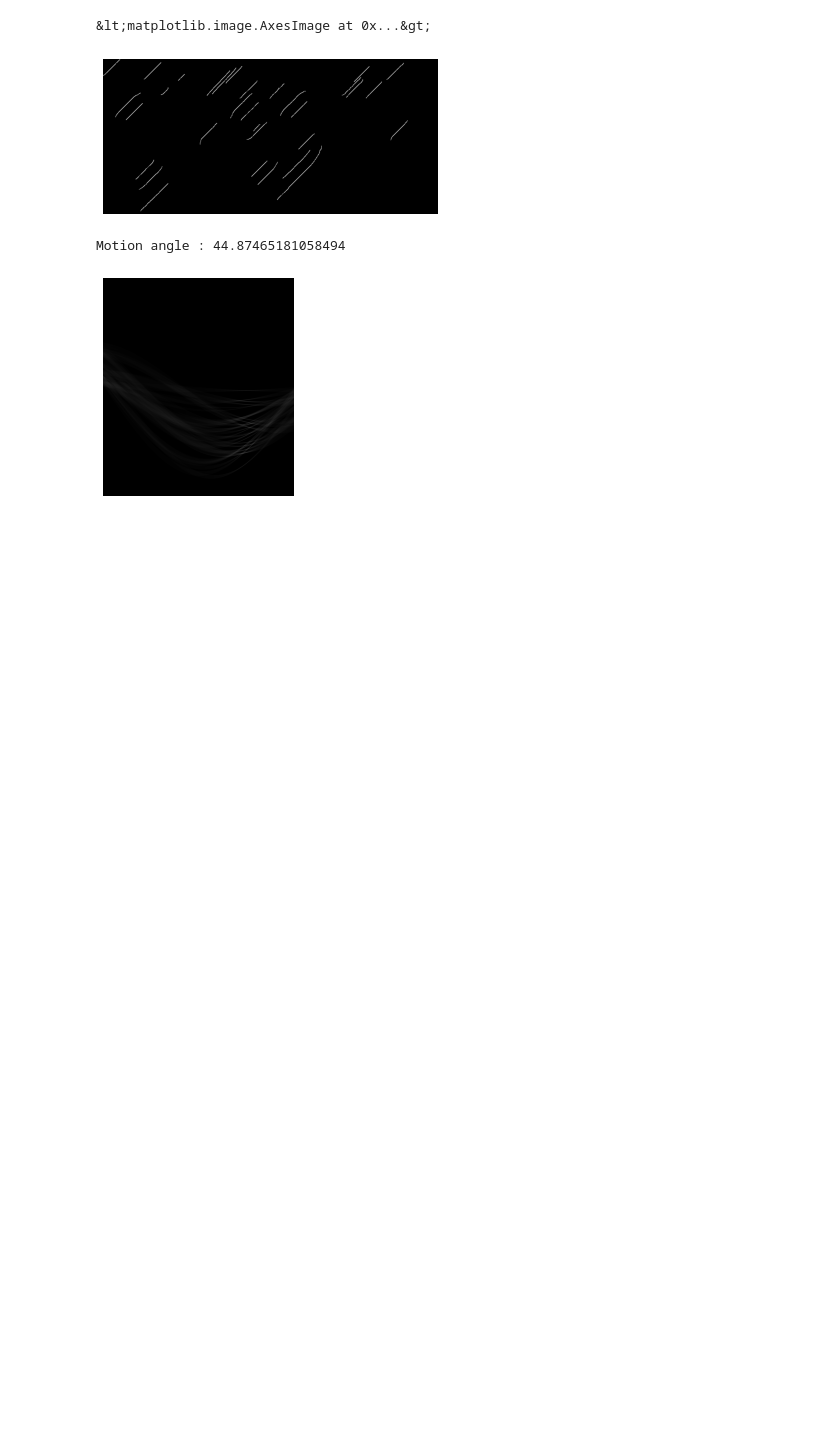
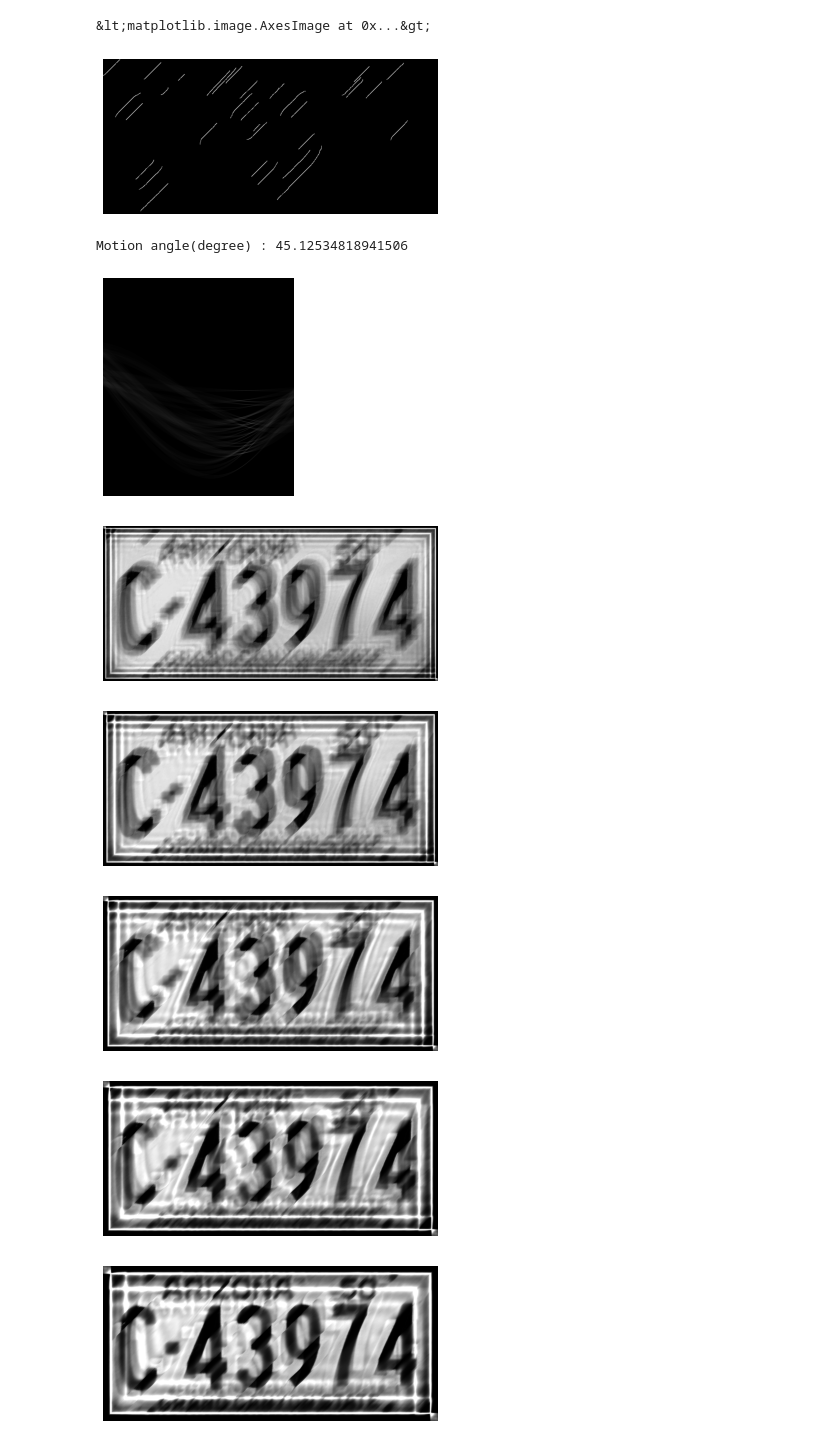
Before and after one commit to thanakorn/arv_quiz, a Jupyter notebook: motion_deblur.ipynb, the cells around one changed output. Cells and saved outputs as stored; diff of their text form; code cells hidden in the pictures; blank space fills up the shorter version.

Commit message:
Find motion length

```diff
--- a/motion_deblur.ipynb
+++ b/motion_deblur.ipynb
@@ -6,13 +6,35 @@ import matplotlib.pyplot as plt
 from numpy import unravel_index
 from scipy.signal import convolve2d as conv
 from skimage.feature import canny
-from skimage.transform import hough_line
+from skimage.transform import hough_line, rotate, radon
+from skimage.filters import gaussian
 from skimage import restoration, data, color
 
 # Research on the blind restoration algorithm of motion-blurred image
+# Review of Motion Blur Estimation Techniques
+
+PSF_KERNEL_SIZE = 65
+
+# Utility functions
+def gen_psf_kernel(angle, length, kernel_size):
+    # Rotate and shift to center
+    angle = np.deg2rad(angle)
+    rotation_m = np.array([[np.cos(angle), -np.sin(angle)], [np.sin(angle), np.cos(angle)]])
+    translation_m = np.array([[np.round(kernel_size/2)], [np.round(kernel_size/2)]]) - np.matmul(rotation_m, np.array([[length/2], [0]]))
+    tf_mat = np.hstack([rotation_m, translation_m])
+    line = np.ones((1, length))
+    psf_kernel = cv.warpAffine(line, tf_mat, (kernel_size, kernel_size))
+
+    return psf_kernel
+
+def blur_edge(img, kernel_size):
+    blur_img = cv.copyMakeBorder(img, kernel_size, kernel_size, kernel_size, kernel_size, cv.BORDER_CONSTANT)
+    blur_img = cv.GaussianBlur(blur_img, (kernel_size, kernel_size), -1)
+    h, w = blur_img.shape
+    blur_img = blur_img[kernel_size: h-kernel_size, kernel_size: w-kernel_size]
+    return blur_img
 
 img = color.rgb2gray(cv.imread('MotionBlur_LicensePlate.png'))
-# img = cv.imread('MotionBlur_LicensePlate.png', 0)
 plt.axis('off')
 plt.imshow(img, cmap='gray')
 # %% [output]
@@ -30,15 +52,27 @@ plt.imshow(edges, cmap='gray')
 # Estimate motion angle using Hough TF
 theta = np.linspace(-np.pi / 2, np.pi / 2, 360)
 accumulator, angles, d = hough_line(edges, theta)
-# Find angle of dominant dominant line
+# Find angle of dominant line
 _, dominant_theta_idx = unravel_index(accumulator.argmax(), accumulator.shape)
-motion_angle = np.rad2deg(angles[dominant_theta_idx])
+motion_angle = 90. - np.rad2deg(angles[dominant_theta_idx])
 plt.axis('off')
 plt.imshow(accumulator, cmap='gray', aspect=1/5)
-print(f'Motion angle : {motion_angle}')
+print(f'Motion angle(degree) : {motion_angle}')
 # %% [output]
-Motion angle : 44.87465181058494
+Motion angle(degree) : 45.12534818941506
 [figure]
-# %%
-def gen_psf_kernel(angle, length, kernel_size):
-    psf_kernel = np.zeros((kernel_size,kernel_size))
+# %%
+# Find appropriate lengths
+lengths = [20, 30, 40, 50, 60]
+for l in lengths:
+    psf = gen_psf_kernel(-motion_angle, l, PSF_KERNEL_SIZE)
+    res = restoration.richardson_lucy(img, psf)
+    plt.figure()
+    plt.axis('off')
+    plt.imshow(res, cmap='gray')
+# %% [output]
+[figure, added]
+[figure, added]
+[figure, added]
+[figure, added]
+[figure, added]
```
Also changed, not shown: parts of 1 cell of this notebook.
